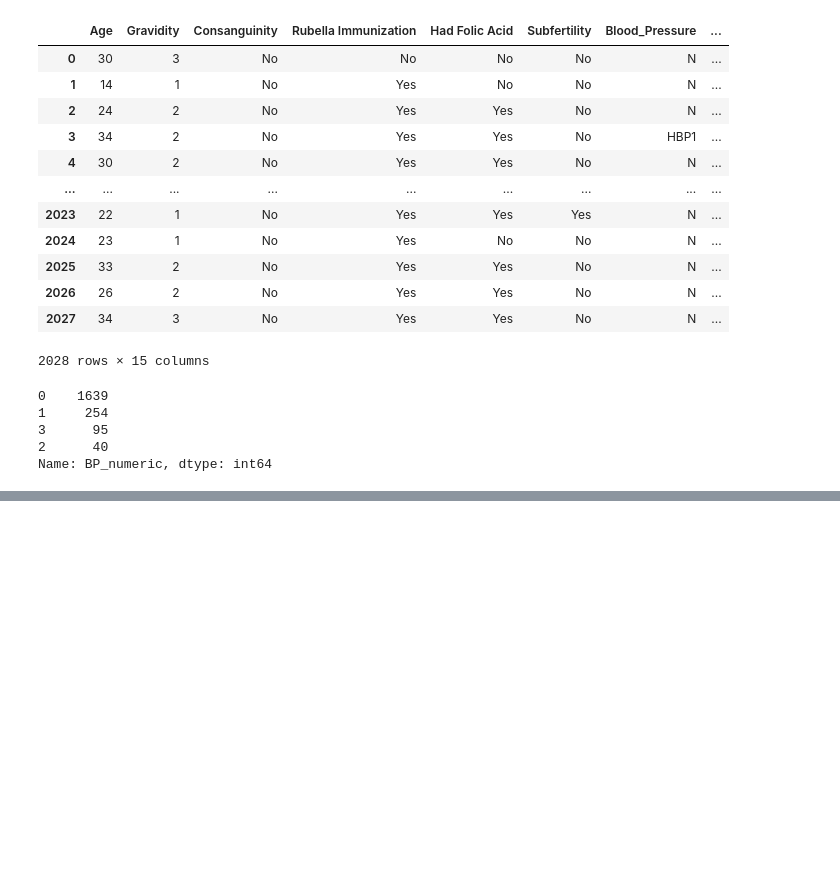
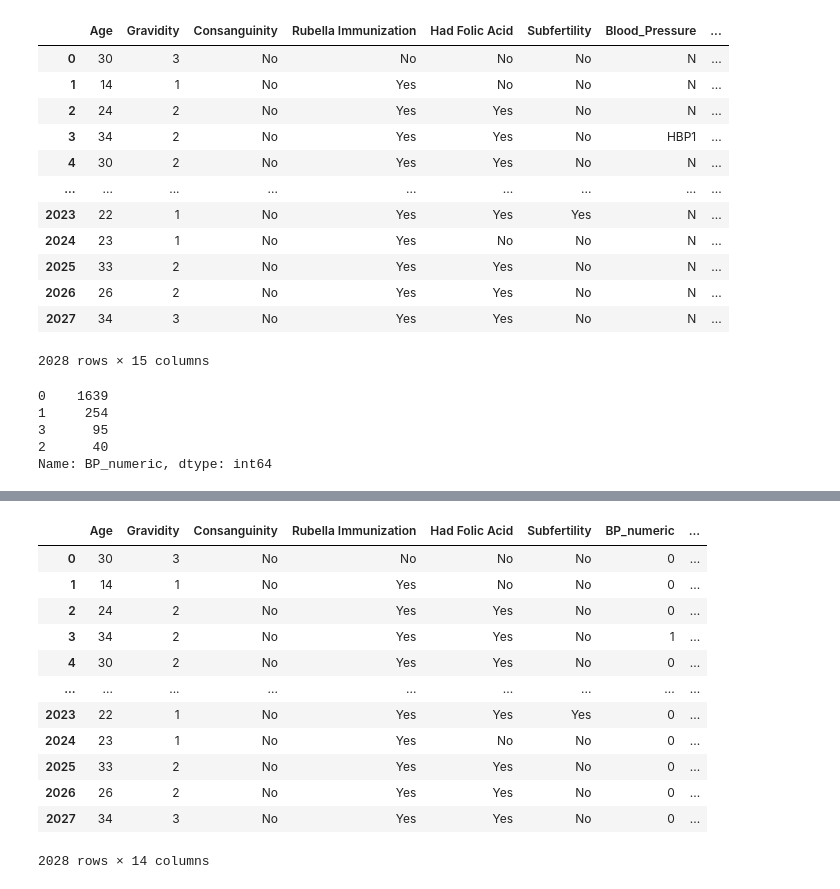
Before and after one commit to UmeshikaThathsarani/PregRed, a Jupyter notebook: Pregred_Somaskaran.ipynb, the cells around one changed output, grey strips where cells are left out. Cells and saved outputs as stored; diff of their text form; code cells hidden in the pictures; blank space fills up the shorter version.

```diff
--- a/Pregred_Somaskaran.ipynb
+++ b/Pregred_Somaskaran.ipynb
@@ -305,0 +324,18 @@ Name: BP_numeric, dtype: int64
+# %%
+df5 = df5[['Age', 'Gravidity', 'Consanguinity', 'Rubella Immunization', 'Had Folic Acid',
+           'Subfertility', 'BP_numeric','Height', 'BMI', 'Cardiac Diseases','Thyroid Diseases', 'Blood Sugar', 'Haemoglobin', 'Is the newborn healthy?']]
+df5
+# %% [output]
+|  | Age | Gravidity | Consanguinity | Rubella Immunization | Had Folic Acid | Subfertility | BP_numeric | ... |
+| 0 | 30 | 3 | No | No | No | No | 0 | ... |
+| 1 | 14 | 1 | No | Yes | No | No | 0 | ... |
+| 2 | 24 | 2 | No | Yes | Yes | No | 0 | ... |
+| 3 | 34 | 2 | No | Yes | Yes | No | 1 | ... |
+| 4 | 30 | 2 | No | Yes | Yes | No | 0 | ... |
+| ... | ... | ... | ... | ... | ... | ... | ... | ... |
+| 2023 | 22 | 1 | No | Yes | Yes | Yes | 0 | ... |
+| 2024 | 23 | 1 | No | Yes | No | No | 0 | ... |
+| 2025 | 33 | 2 | No | Yes | Yes | No | 0 | ... |
+| 2026 | 26 | 2 | No | Yes | Yes | No | 0 | ... |
+| 2027 | 34 | 3 | No | Yes | Yes | No | 0 | ... |
+2028 rows × 14 columns
```
Also changed, not shown: parts of 3 cells of this notebook.
